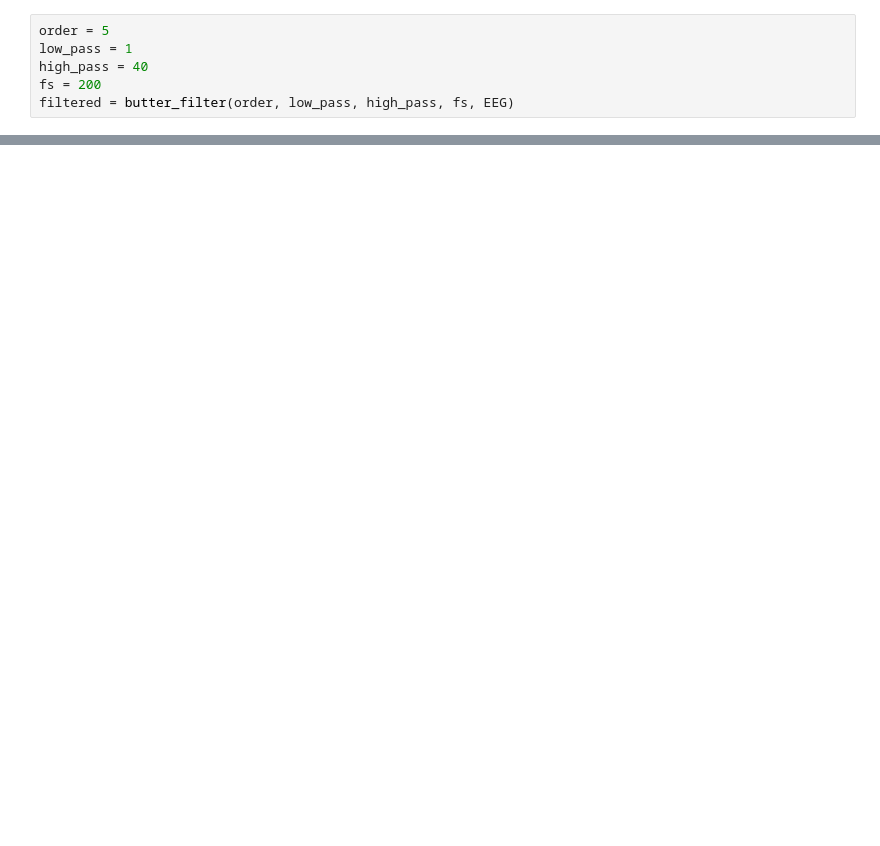
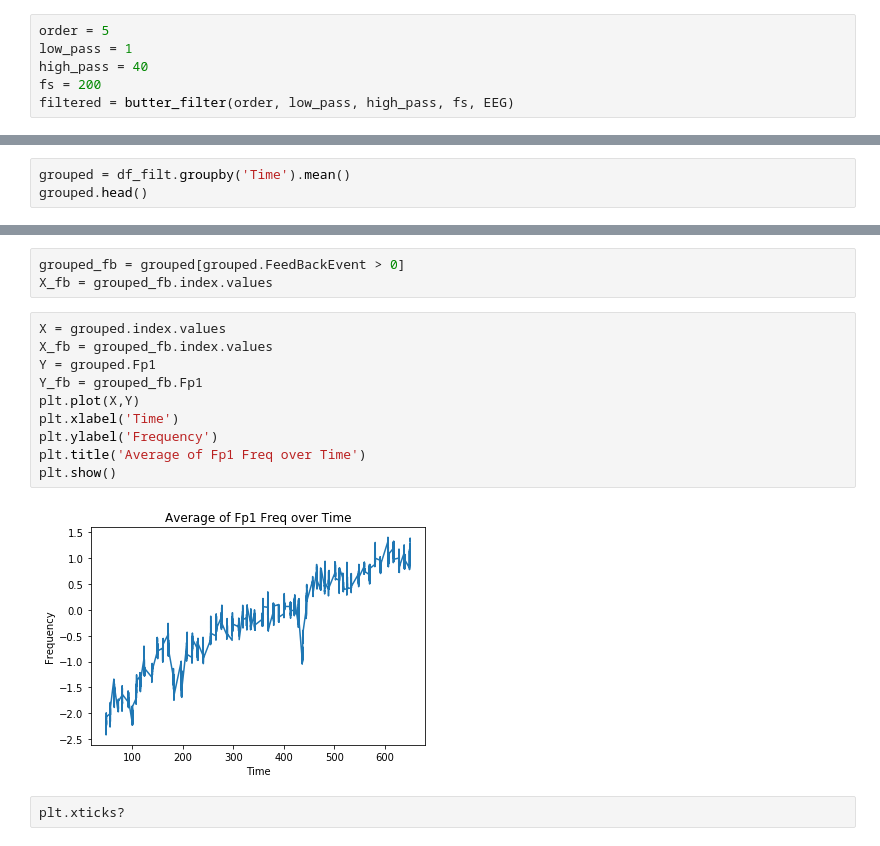
Before and after one commit to ellaelu/BCI-NERChallenge, a Jupyter notebook: preprocess.ipynb, the cells around one changed output, grey strips where cells are left out. Drawn from its saved outputs; the diff is of its cells as text; blank space fills up the shorter version.

```diff
--- a/preprocess.ipynb
+++ b/preprocess.ipynb
@@ -171,0 +261,3 @@ df_filt
+# %%
+grouped = df_filt.groupby('Time').mean()
+grouped.head()
@@ -171,0 +290,17 @@ df_filt
+# %%
+grouped_fb = grouped[grouped.FeedBackEvent > 0]
+X_fb = grouped_fb.index.values
+# %%
+X = grouped.index.values
+X_fb = grouped_fb.index.values
+Y = grouped.Fp1
+Y_fb = grouped_fb.Fp1
+plt.plot(X,Y)
+plt.xlabel('Time')
+plt.ylabel('Frequency')
+plt.title('Average of Fp1 Freq over Time')
+plt.show()
+# %% [output]
+[figure, added]
+# %%
+plt.xticks?
```
Also changed, not shown: parts of 25 cells of this notebook, 3 other files.
